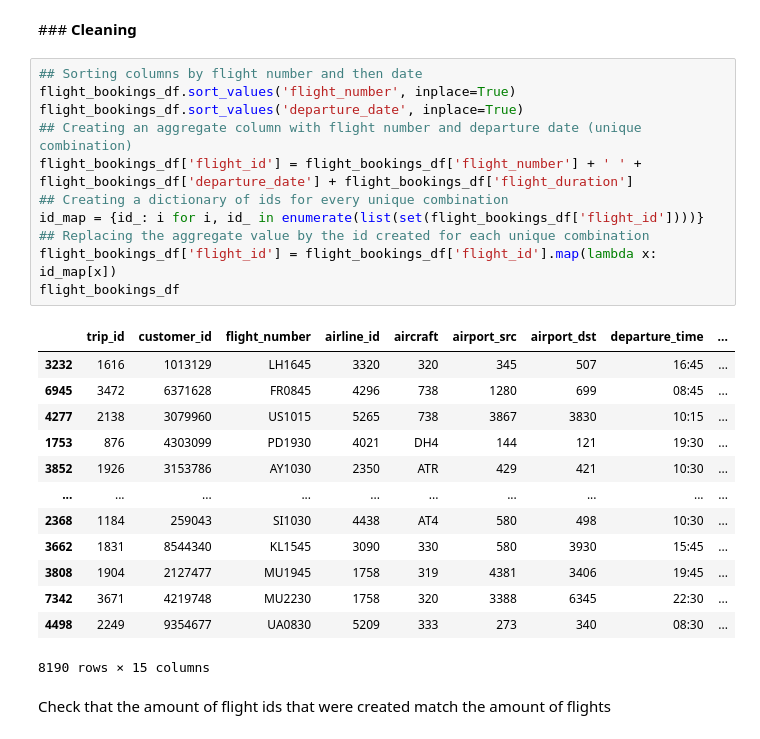
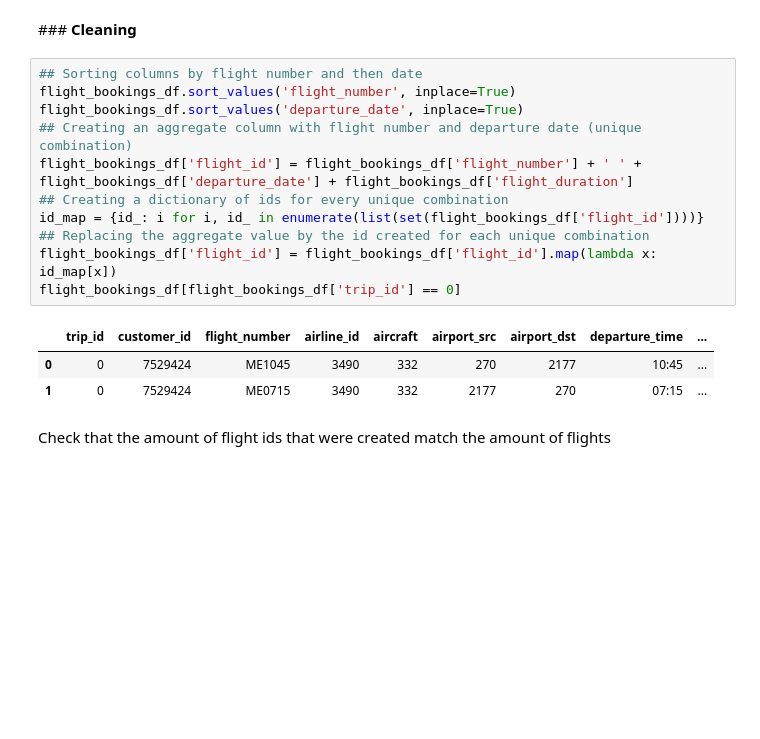
Before and after one commit to hadri96/Travel_agency_database, a Jupyter notebook: Datasets_exploration.ipynb, the cells around one changed output. Saved outputs shown, nothing was run; the diff lists cells and outputs as text; blank space fills up the shorter version.

```diff
--- a/Datasets_exploration.ipynb
+++ b/Datasets_exploration.ipynb
@@ -407,28 +393,18 @@ dtype: object
 # %%
 ## Sorting columns by flight number and then date
 flight_bookings_df.sort_values('flight_number', inplace=True)
 flight_bookings_df.sort_values('departure_date', inplace=True)
 ## Creating an aggregate column with flight number and departure date (unique combination)
 flight_bookings_df['flight_id'] = flight_bookings_df['flight_number'] + ' ' +  flight_bookings_df['departure_date'] + flight_bookings_df['flight_duration']
 ## Creating a dictionary of ids for every unique combination
 id_map = {id_: i for i, id_ in enumerate(list(set(flight_bookings_df['flight_id'])))}
 ## Replacing the aggregate value by the id created for each unique combination
 flight_bookings_df['flight_id'] = flight_bookings_df['flight_id'].map(lambda x: id_map[x])
-flight_bookings_df
+flight_bookings_df[flight_bookings_df['trip_id'] == 0]
 # %% [output]
 |  | trip_id | customer_id | flight_number | airline_id | aircraft | airport_src | airport_dst | departure_time | ... |
-| 3232 | 1616 | 1013129 | LH1645 | 3320 | 320 | 345 | 507 | 16:45 | ... |
-| 6945 | 3472 | 6371628 | FR0845 | 4296 | 738 | 1280 | 699 | 08:45 | ... |
-| 4277 | 2138 | 3079960 | US1015 | 5265 | 738 | 3867 | 3830 | 10:15 | ... |
-| 1753 | 876 | 4303099 | PD1930 | 4021 | DH4 | 144 | 121 | 19:30 | ... |
-| 3852 | 1926 | 3153786 | AY1030 | 2350 | ATR | 429 | 421 | 10:30 | ... |
-| ... | ... | ... | ... | ... | ... | ... | ... | ... | ... |
-| 2368 | 1184 | 259043 | SI1030 | 4438 | AT4 | 580 | 498 | 10:30 | ... |
-| 3662 | 1831 | 8544340 | KL1545 | 3090 | 330 | 580 | 3930 | 15:45 | ... |
-| 3808 | 1904 | 2127477 | MU1945 | 1758 | 319 | 4381 | 3406 | 19:45 | ... |
-| 7342 | 3671 | 4219748 | MU2230 | 1758 | 320 | 3388 | 6345 | 22:30 | ... |
-| 4498 | 2249 | 9354677 | UA0830 | 5209 | 333 | 273 | 340 | 08:30 | ... |
+| 0 | 0 | 7529424 | ME1045 | 3490 | 332 | 270 | 2177 | 10:45 | ... |
+| 1 | 0 | 7529424 | ME0715 | 3490 | 332 | 2177 | 270 | 07:15 | ... |
-8190 rows × 15 columns
 # %% [markdown]
 Check that the amount of flight ids that were created match the amount of flights
 # %%
```
Also changed, not shown: parts of 8 cells of this notebook, 10 other files.
